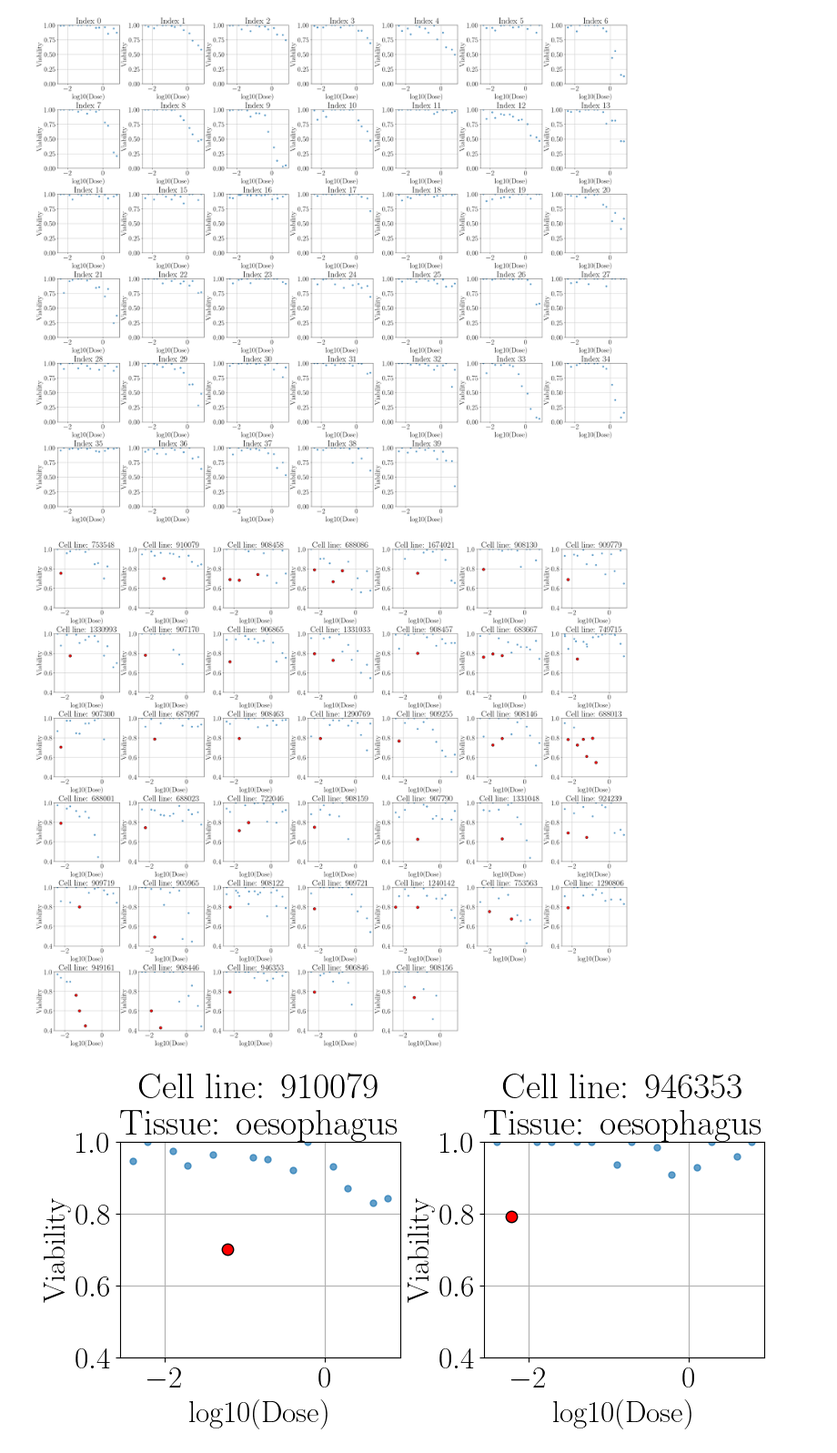
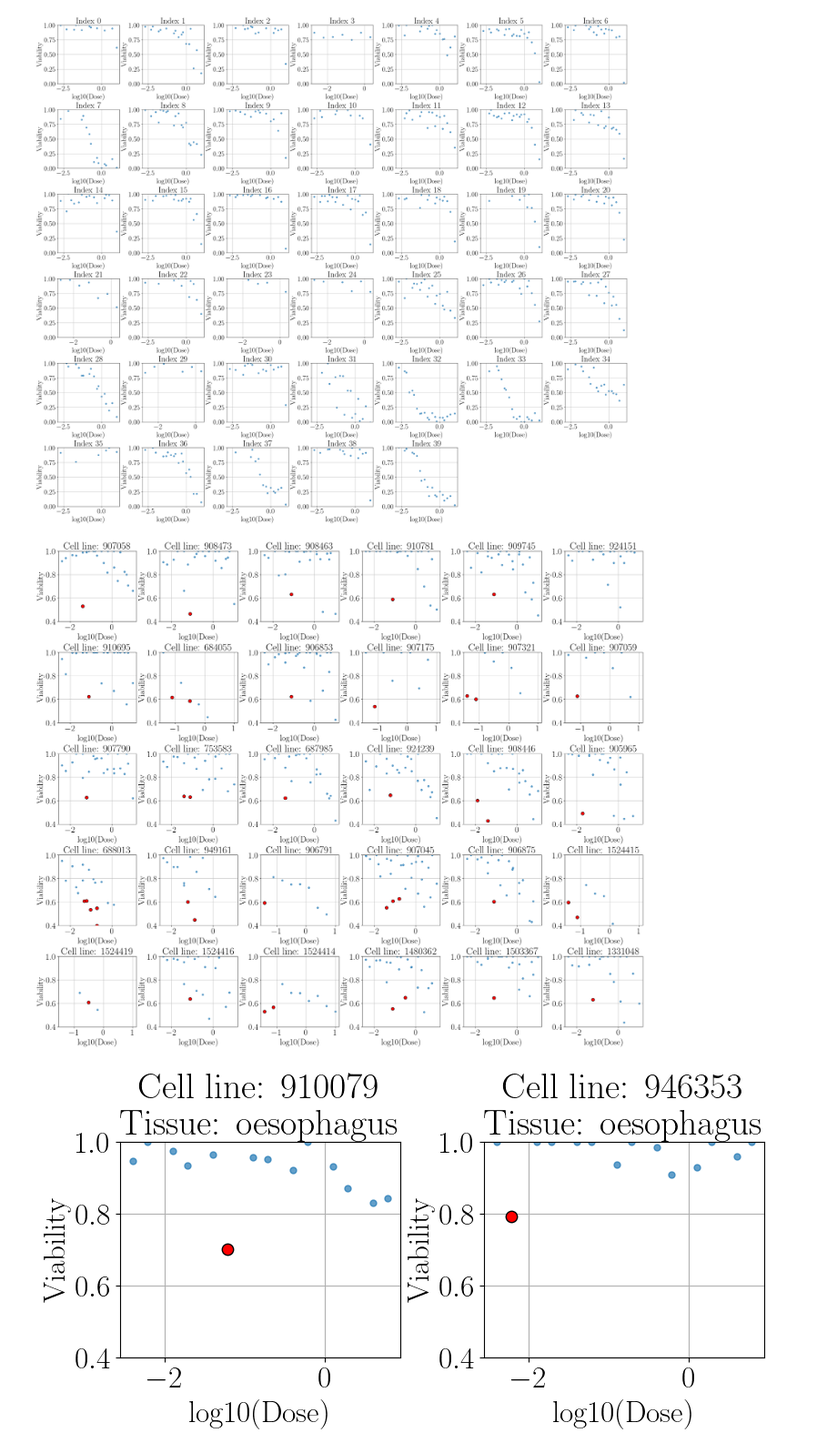
Before and after one commit to joshuarooijakkers/robust_conjugate_MOGP, a Jupyter notebook: experiments/cisplatin/EDA.ipynb, the cells around one changed output. Shown at 91% size. Saved outputs shown, nothing was run; the diff lists cells and outputs as text; code cells hidden in the pictures.

```diff
--- a/experiments/cisplatin/EDA.ipynb
+++ b/experiments/cisplatin/EDA.ipynb
@@ -23,6 +23,6 @@ plt.rcParams.update({
     'lines.markersize': 5
 })
 # %%
-df = pd.read_csv('cisplatin_GDSC2.csv')
+df = pd.read_csv('navitoclax.csv')
 df
 # %% [output]
@@ -75,7 +75,7 @@ def visual_examples(df, k, begin_idx):
 
 visual_examples(df, 40, 0)
 # %% [output]
-[figure, old version]
+[figure, new version]
 # %%
 import numpy as np
 import matplotlib.pyplot as plt
@@ -116,35 +116,35 @@ def plot_outlier_examples(df, q, p, max_plots=20):
 
     for i, cell_line in enumerate(outlier_lines[:k]):
         df_n = df[df['cell_line'] == cell_line]
 
         ax = axes[i]
         ax.scatter(df_n['log10_dose'], df_n['viability'], alpha=0.7)
 
         # Highlight the outlier points
         outliers = df_n[(df_n['log10_dose'] < -0.5) & (df_n['viability'] < p)]
         ax.scatter(outliers['log10_dose'], outliers['viability'],
                    color='red', edgecolor='black', s=80, zorder=3)
 
         # Find the first index in the original dataset where this cell line appears
         first_cellline_idx = df[df['cell_line'] == cell_line].index[0]
 
         # Title with index info
         ax.set_title(f"Cell line: {cell_line}")
         ax.set_xlabel('log10(Dose)')
         ax.set_ylabel('Viability')
         ax.grid(True)
         ax.set_ylim(0.4, 1)
 
     # Hide unused subplots
     for j in range(k, len(axes)):
         fig.delaxes(axes[j])
 
     plt.show()
 
 
-plot_outlier_examples(df, 0, 0.8, max_plots=40)
+plot_outlier_examples(df, 0, 0.65, max_plots=40)
 # %% [output]
-[figure, old version]
+[figure, new version]
 # %%
 import numpy as np
 import matplotlib.pyplot as plt
```
Also changed, not shown: parts of 3 cells of this notebook, 13 other files.
